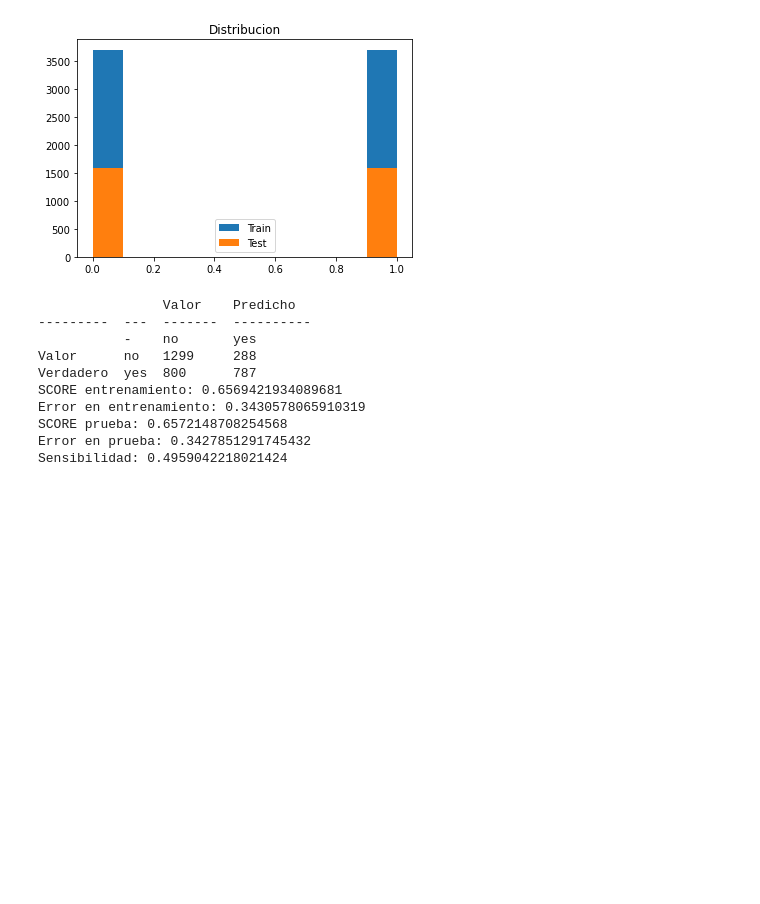
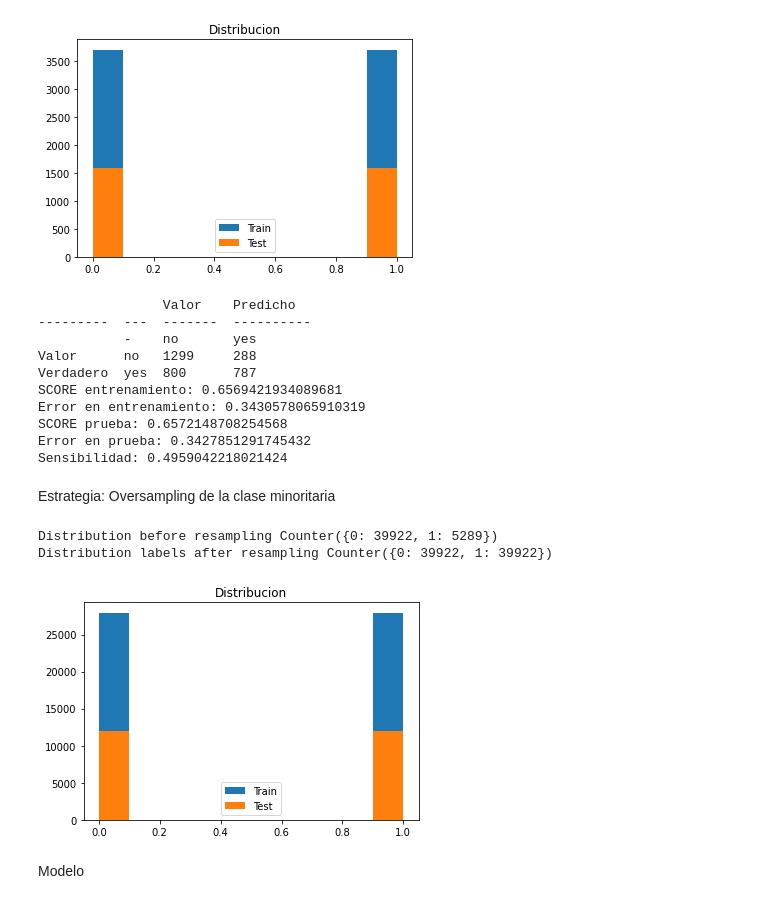
Before and after one commit to leonardo-91/sistemas-inteligentes, a Jupyter notebook: Proyecto_Final_Sistemas_Inteligentes.ipynb, the cells around one changed output. Cells and saved outputs as stored; diff of their text form; code cells hidden in the pictures; blank space fills up the shorter version.

Commit message:
Estrategias para tratar el desbalanceo de datos

```diff
--- a/Proyecto_Final_Sistemas_Inteligentes.ipynb
+++ b/Proyecto_Final_Sistemas_Inteligentes.ipynb
@@ -740,3 +744,25 @@ Error en entrenamiento: 0.3430578065910319
 SCORE prueba: 0.6572148708254568
 Error en prueba: 0.3427851291745432
 Sensibilidad: 0.4959042218021424
+# %% [markdown]
+Estrategia: Oversampling de la clase minoritaria
+# %%
+over_sampling =  RandomOverSampler(random_state=12)
+X_train_over, y_train_over = over_sampling.fit_resample(x, y)
+
+print ("Distribucion Original {}".format(Counter(y)))
+print ("Distribution despues del oversampling {}".format(Counter(y_train_over)))
+# %% [output]
+Distribution before resampling Counter({0: 39922, 1: 5289})
+Distribution labels after resampling Counter({0: 39922, 1: 39922})
+# %%
+X_trainPF, X_testPF, y_trainPF, y_testPF = train_test_split(X_train_over, y_train_over, test_size=0.3, random_state=1, stratify=y_train_over)
+pl.hist(y_trainPF, label="Train")
+pl.hist(y_testPF, label="Test")
+pl.legend()
+pl.title("Distribucion")
+pl.show()
+# %% [output]
+[figure, added]
+# %% [markdown]
+Modelo
```
Also changed, not shown: parts of 10 cells of this notebook.
